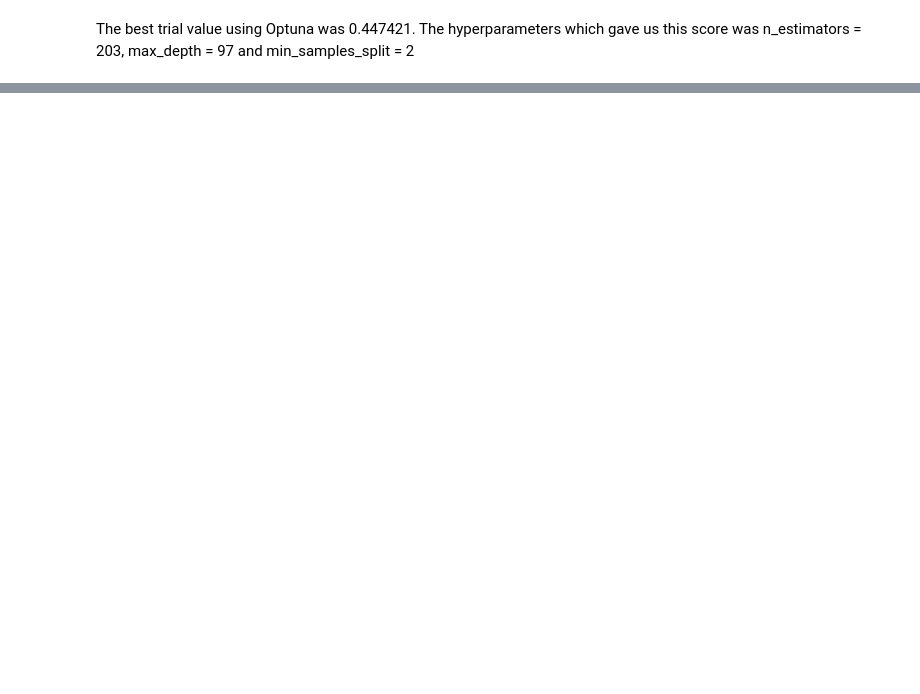
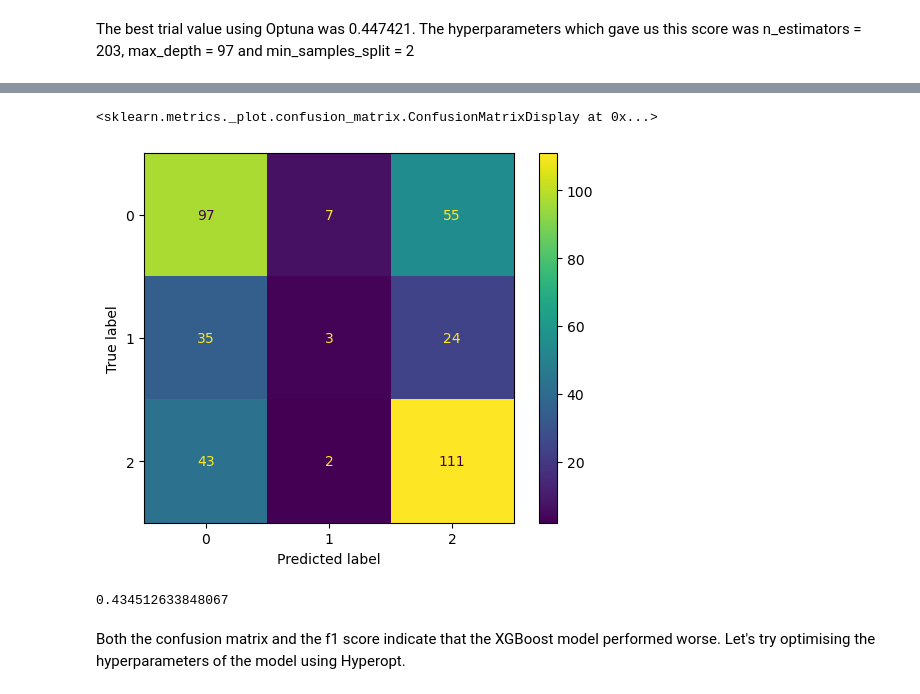
Before and after one commit to skyefung02/DrugConsumptionProject, a Jupyter notebook: data_exploration_visualisation.ipynb, the cells around one changed output, grey strips where cells are left out. Drawn from its saved outputs; the diff is of its cells as text; code cells hidden in the pictures; blank space fills up the shorter version.

```diff
--- a/data_exploration_visualisation.ipynb
+++ b/data_exploration_visualisation.ipynb
@@ -972,0 +1004,37 @@ print(feature_importances)
+# %%
+import xgboost as xgb
+
+
+xgb_classifier = xgb.XGBClassifier(objective='multi:softmax',
+                            num_class=3,
+                            early_stopping_rounds = 5,
+                            eval_metric=['merror','mlogloss'],
+                            seed=42)
+
+xgb_classifier.fit(nictrain_xgb_x,
+            nictrain_xgb_y,
+            verbose=0,
+            eval_set=[(nictrain_xgb_x, nictrain_xgb_y), (nictest_xgb_x, nictest_xgb_y)])
+
+# preparing evaluation metric plots
+results = xgb_classifier.evals_result()
+epochs = len(results['validation_0']['mlogloss'])
+x_axis = range(0, epochs)
+
+# xgboost 'mlogloss' plot
+fig, ax = plt.subplots(figsize=(9,5))
+ax.plot(x_axis, results['validation_0']['mlogloss'], label='Train')
+ax.plot(x_axis, results['validation_1']['mlogloss'], label='Test')
+ax.legend()
+plt.ylabel('mlogloss')
+plt.title('GridSearchCV XGBoost mlogloss')
+plt.show()
+
+# xgboost 'merror' plot
+fig, ax = plt.subplots(figsize=(9,5))
+ax.plot(x_axis, results['validation_0']['merror'], label='Train')
+ax.plot(x_axis, results['validation_1']['merror'], label='Test')
+ax.legend()
+plt.ylabel('merror')
+plt.title('GridSearchCV XGBoost merror')
+plt.show()
@@ -972,0 +1044,17 @@ print(feature_importances)
+# %%
+y_pred_xgb = xgb_classifier.predict(nictest_x)
+
+cm_xgb = confusion_matrix(nictest_xgb_y, y_pred_xgb, labels=xgb_classifier.classes_)
+disp_xgb = ConfusionMatrixDisplay(confusion_matrix=cm_xgb,
+                              display_labels=xgb_classifier.classes_)
+disp_xgb.plot()
+# %% [output]
+<sklearn.metrics._plot.confusion_matrix.ConfusionMatrixDisplay at 0x...>
+[figure, added]
+# %%
+final_f1_xgb = f1_score(nictest_xgb_y, y_pred_xgb, average = 'macro')
+print(final_f1_xgb)
+# %% [output]
+0.434512633848067
+# %% [markdown]
+Both the confusion matrix and the f1 score indicate that the XGBoost model performed worse. Let's try optimising the hyperparameters of the model using Hyperopt.
```
Also changed, not shown: parts of 26 cells of this notebook, 1 other file.
